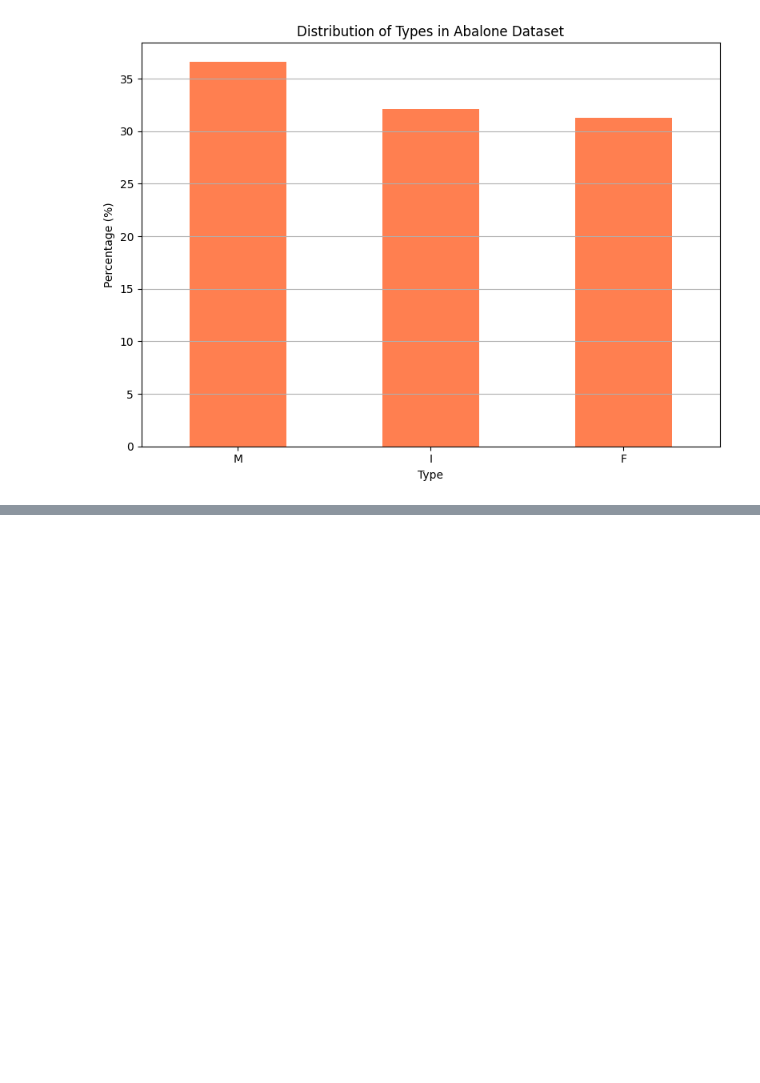
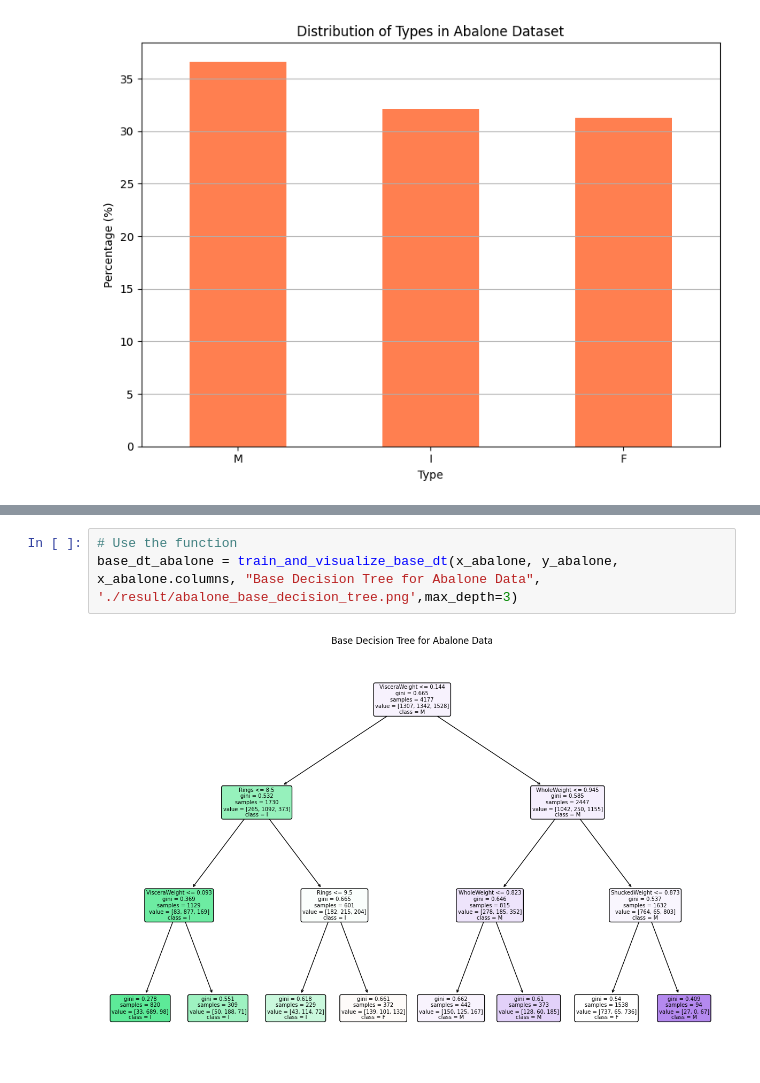
Before and after one commit to L0veRamen/472A1, a Jupyter notebook: assignment_1.ipynb, the cells around one changed output, grey strips where cells are left out. Drawn from its saved outputs; the diff is of its cells as text; blank space fills up the shorter version.

```diff
--- a/assignment_1.ipynb
+++ b/assignment_1.ipynb
@@ -196,0 +369,5 @@ plt.close()
+# %%
+# Use the function
+base_dt_abalone = train_and_visualize_base_dt(x_abalone, y_abalone, x_abalone.columns, "Base Decision Tree for Abalone Data", './result/abalone_base_decision_tree.png',max_depth=3)
+# %% [output]
+[figure, added]
```
Also changed, not shown: parts of 9 cells of this notebook, 4 other files.
